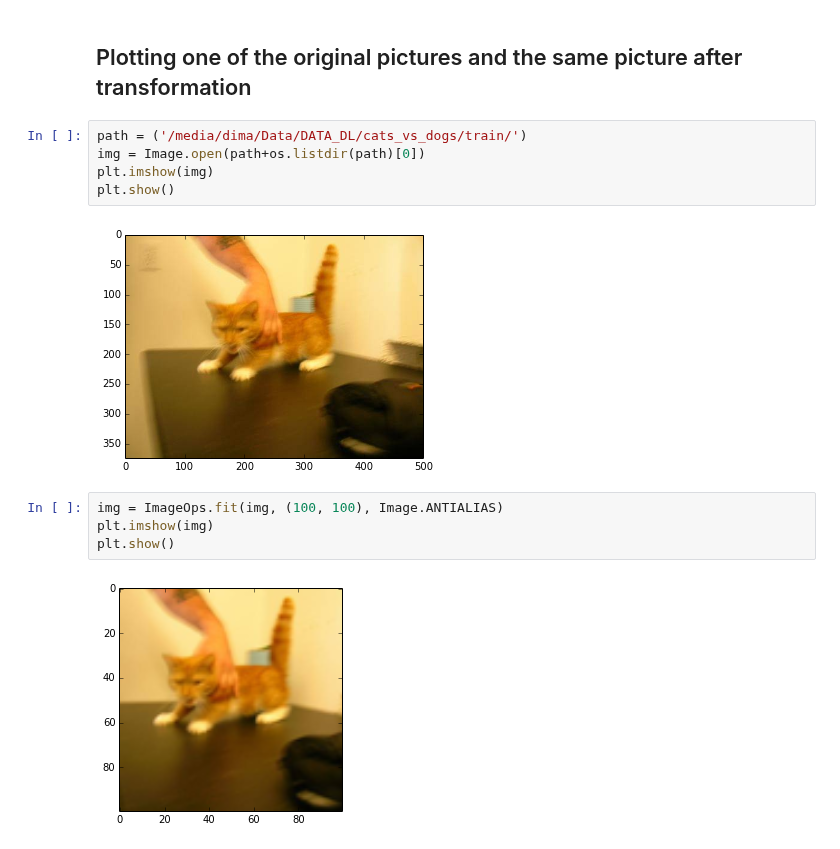
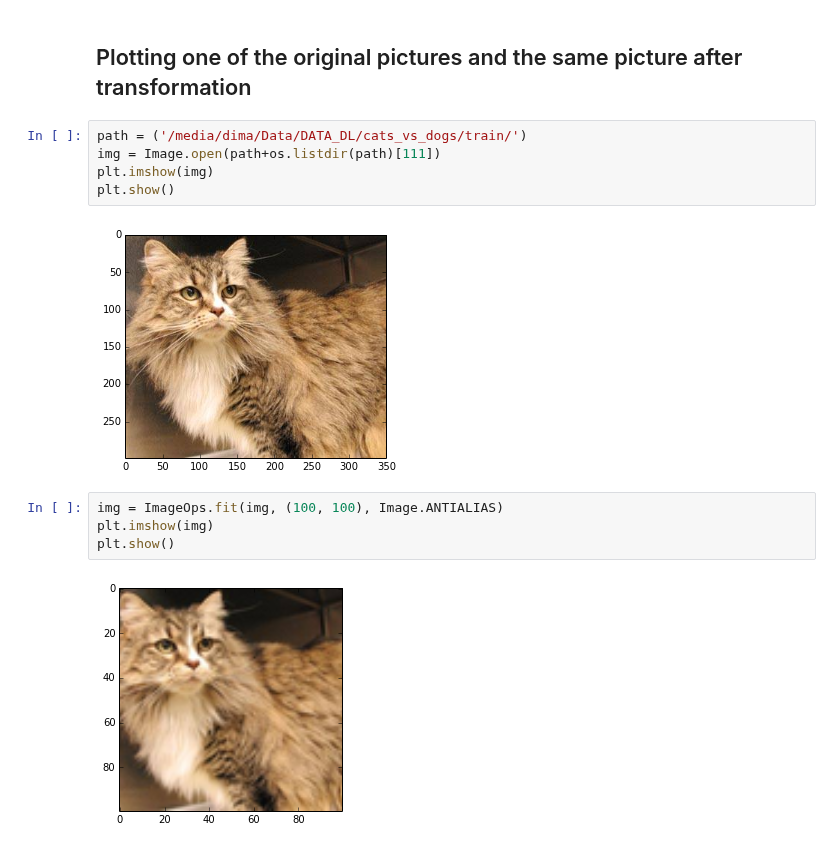
Before and after one commit to DmitriiK/CatsVsDogs, a Jupyter notebook: cats_vs_dogs_colored.ipynb, the cells around one changed output. Drawn from its saved outputs; the diff is of its cells as text.

```diff
--- a/cats_vs_dogs_colored.ipynb
+++ b/cats_vs_dogs_colored.ipynb
@@ -108,17 +135,17 @@ def make_datasets(img_size, grayscale = False, labeled = 1):
 <h2>Plotting one of the original pictures and the same picture after transformation</h2>
 # %%
 path = ('/media/dima/Data/DATA_DL/cats_vs_dogs/train/')
-img = Image.open(path+os.listdir(path)[0])
+img = Image.open(path+os.listdir(path)[111])
 plt.imshow(img)
 plt.show()
 # %% [output]
-[figure, old version]
+[figure, new version]
 # %%
 img = ImageOps.fit(img, (100, 100), Image.ANTIALIAS)
 plt.imshow(img)
 plt.show()
 # %% [output]
-[figure, old version]
+[figure, new version]
 # %% [markdown]
 <h2>Function for initializing the convnet</h2>
 
```
Also changed, not shown: parts of 17 cells of this notebook, 2 other files.
